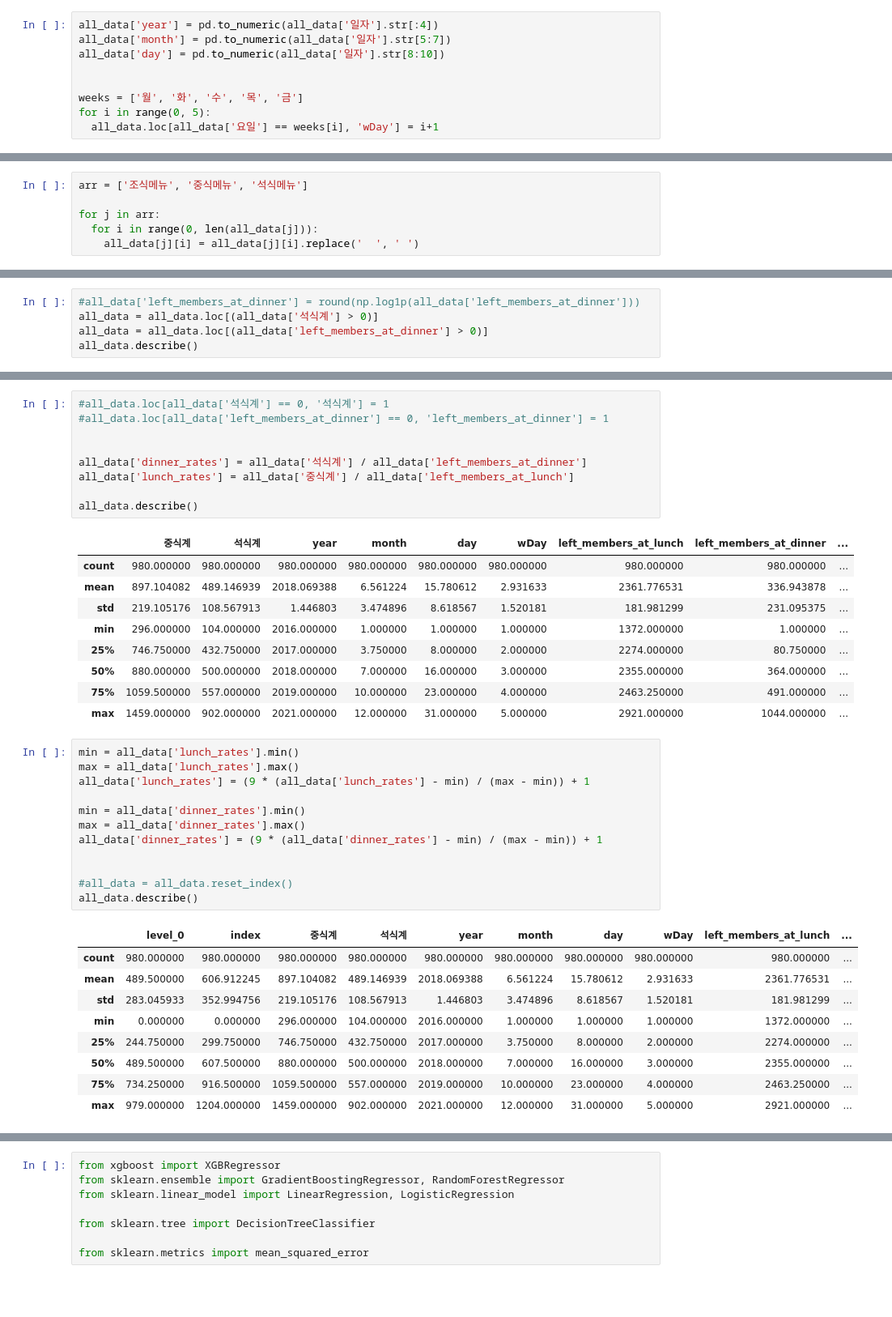
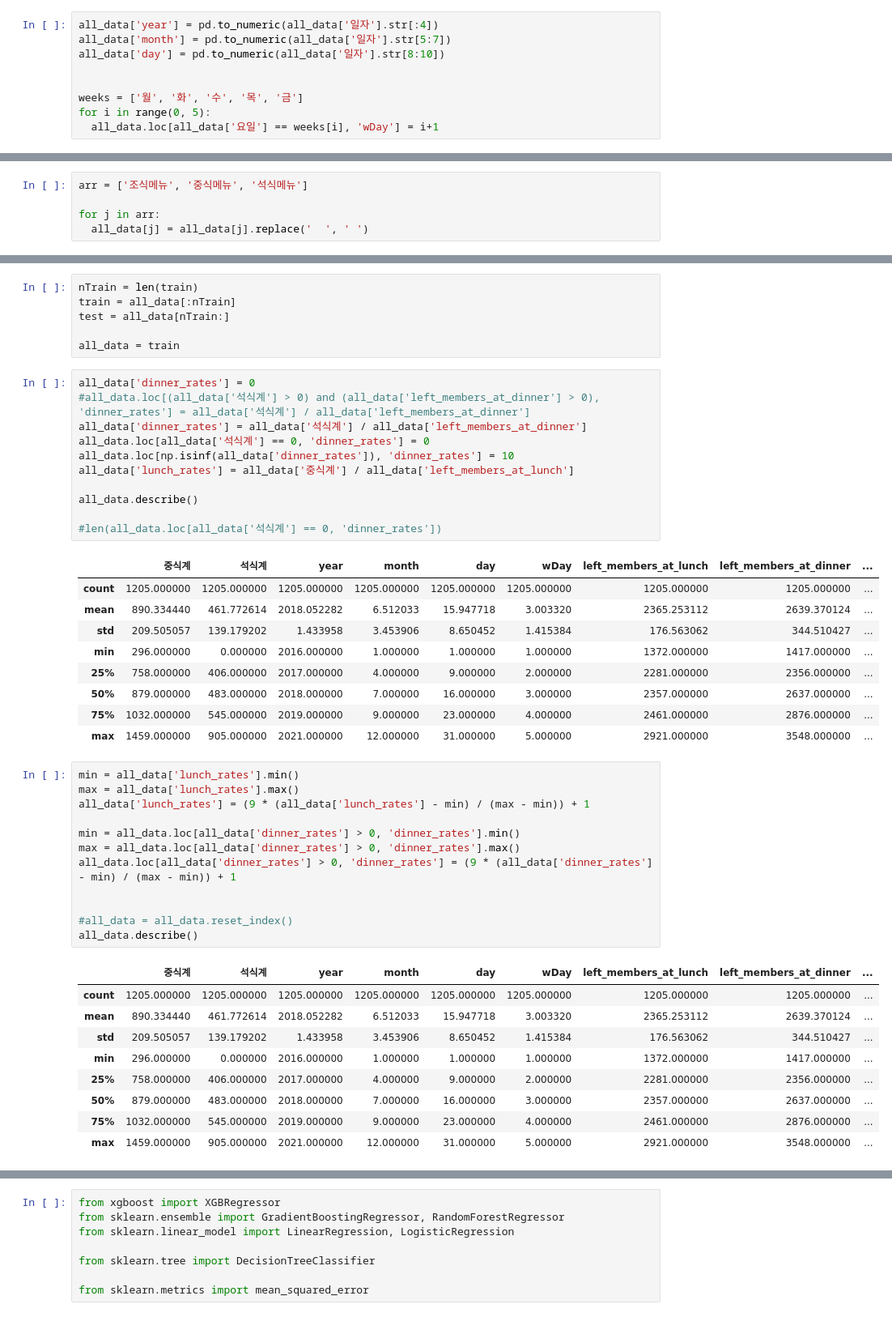
Before and after one commit to dlsdnjs96/Machine_Learning, a Jupyter notebook: cafeteria.ipynb, the cells around one changed output, grey strips where cells are left out. Shown at 81% size. Saved outputs shown, nothing was run; the diff lists cells and outputs as text; blank space fills up the shorter version.

```diff
--- a/cafeteria.ipynb
+++ b/cafeteria.ipynb
@@ -80,5 +47,4 @@ all_data.head()
 arr = ['조식메뉴', '중식메뉴', '석식메뉴']
 
 for j in arr:
-  for i in range(0, len(all_data[j])):
-    all_data[j][i] = all_data[j][i].replace('  ', ' ')
+  all_data[j] = all_data[j].replace('  ', ' ')
@@ -102,5 +62,0 @@ all_data.describe()
-# %%
-#all_data['left_members_at_dinner'] = round(np.log1p(all_data['left_members_at_dinner']))
-all_data = all_data.loc[(all_data['석식계'] > 0)]
-all_data = all_data.loc[(all_data['left_members_at_dinner'] > 0)]
-all_data.describe()
@@ -117,42 +63,50 @@ all_data.describe()
+# %%
+nTrain = len(train)
+train = all_data[:nTrain]
+test = all_data[nTrain:]
+
+all_data = train
 # %%
-#all_data.loc[all_data['석식계'] == 0, '석식계'] = 1
-#all_data.loc[all_data['left_members_at_dinner'] == 0, 'left_members_at_dinner'] = 1
-
-
+all_data['dinner_rates'] = 0
+#all_data.loc[(all_data['석식계'] > 0) and (all_data['left_members_at_dinner'] > 0), 'dinner_rates'] = all_data['석식계'] / all_data['left_members_at_dinner']
 all_data['dinner_rates'] = all_data['석식계'] / all_data['left_members_at_dinner']
+all_data.loc[all_data['석식계'] == 0, 'dinner_rates'] = 0
+all_data.loc[np.isinf(all_data['dinner_rates']), 'dinner_rates'] = 10
 all_data['lunch_rates'] = all_data['중식계'] / all_data['left_members_at_lunch']
 
 all_data.describe()
+
+#len(all_data.loc[all_data['석식계'] == 0, 'dinner_rates'])
 # %% [output]
 |  | 중식계 | 석식계 | year | month | day | wDay | left_members_at_lunch | left_members_at_dinner | ... |
-| count | 980.000000 | 980.000000 | 980.000000 | 980.000000 | 980.000000 | 980.000000 | 980.000000 | 980.000000 | ... |
-| mean | 897.104082 | 489.146939 | 2018.069388 | 6.561224 | 15.780612 | 2.931633 | 2361.776531 | 336.943878 | ... |
-| std | 219.105176 | 108.567913 | 1.446803 | 3.474896 | 8.618567 | 1.520181 | 181.981299 | 231.095375 | ... |
-| min | 296.000000 | 104.000000 | 2016.000000 | 1.000000 | 1.000000 | 1.000000 | 1372.000000 | 1.000000 | ... |
-| 25% | 746.750000 | 432.750000 | 2017.000000 | 3.750000 | 8.000000 | 2.000000 | 2274.000000 | 80.750000 | ... |
-| 50% | 880.000000 | 500.000000 | 2018.000000 | 7.000000 | 16.000000 | 3.000000 | 2355.000000 | 364.000000 | ... |
-| 75% | 1059.500000 | 557.000000 | 2019.000000 | 10.000000 | 23.000000 | 4.000000 | 2463.250000 | 491.000000 | ... |
-| max | 1459.000000 | 902.000000 | 2021.000000 | 12.000000 | 31.000000 | 5.000000 | 2921.000000 | 1044.000000 | ... |
+| count | 1205.000000 | 1205.000000 | 1205.000000 | 1205.000000 | 1205.000000 | 1205.000000 | 1205.000000 | 1205.000000 | ... |
+| mean | 890.334440 | 461.772614 | 2018.052282 | 6.512033 | 15.947718 | 3.003320 | 2365.253112 | 2639.370124 | ... |
+| std | 209.505057 | 139.179202 | 1.433958 | 3.453906 | 8.650452 | 1.415384 | 176.563062 | 344.510427 | ... |
+| min | 296.000000 | 0.000000 | 2016.000000 | 1.000000 | 1.000000 | 1.000000 | 1372.000000 | 1417.000000 | ... |
+| 25% | 758.000000 | 406.000000 | 2017.000000 | 4.000000 | 9.000000 | 2.000000 | 2281.000000 | 2356.000000 | ... |
+| 50% | 879.000000 | 483.000000 | 2018.000000 | 7.000000 | 16.000000 | 3.000000 | 2357.000000 | 2637.000000 | ... |
+| 75% | 1032.000000 | 545.000000 | 2019.000000 | 9.000000 | 23.000000 | 4.000000 | 2461.000000 | 2876.000000 | ... |
+| max | 1459.000000 | 905.000000 | 2021.000000 | 12.000000 | 31.000000 | 5.000000 | 2921.000000 | 3548.000000 | ... |
 # %%
 min = all_data['lunch_rates'].min()
 max = all_data['lunch_rates'].max()
 all_data['lunch_rates'] = (9 * (all_data['lunch_rates'] - min) / (max - min)) + 1
 
-min = all_data['dinner_rates'].min()
-max = all_data['dinner_rates'].max()
-all_data['dinner_rates'] = (9 * (all_data['dinner_rates'] - min) / (max - min)) + 1
+min = all_data.loc[all_data['dinner_rates'] > 0, 'dinner_rates'].min()
+max = all_data.loc[all_data['dinner_rates'] > 0, 'dinner_rates'].max()
+all_data.loc[all_data['dinner_rates'] > 0, 'dinner_rates'] = (9 * (all_data['dinner_rates'] - min) / (max - min)) + 1
 
 
 #all_data = all_data.reset_index()
 all_data.describe()
 # %% [output]
-|  | level_0 | index | 중식계 | 석식계 | year | month | day | wDay | left_members_at_lunch | ... |
-| count | 980.000000 | 980.000000 | 980.000000 | 980.000000 | 980.000000 | 980.000000 | 980.000000 | 980.000000 | 980.000000 | ... |
-| mean | 489.500000 | 606.912245 | 897.104082 | 489.146939 | 2018.069388 | 6.561224 | 15.780612 | 2.931633 | 2361.776531 | ... |
-| std | 283.045933 | 352.994756 | 219.105176 | 108.567913 | 1.446803 | 3.474896 | 8.618567 | 1.520181 | 181.981299 | ... |
-| min | 0.000000 | 0.000000 | 296.000000 | 104.000000 | 2016.000000 | 1.000000 | 1.000000 | 1.000000 | 1372.000000 | ... |
-| 25% | 244.750000 | 299.750000 | 746.750000 | 432.750000 | 2017.000000 | 3.750000 | 8.000000 | 2.000000 | 2274.000000 | ... |
-| 50% | 489.500000 | 607.500000 | 880.000000 | 500.000000 | 2018.000000 | 7.000000 | 16.000000 | 3.000000 | 2355.000000 | ... |
-| 75% | 734.250000 | 916.500000 | 1059.500000 | 557.000000 | 2019.000000 | 10.000000 | 23.000000 | 4.000000 | 2463.250000 | ... |
-| max | 979.000000 | 1204.000000 | 1459.000000 | 902.000000 | 2021.000000 | 12.000000 | 31.000000 | 5.000000 | 2921.000000 | ... |
+|  | 중식계 | 석식계 | year | month | day | wDay | left_members_at_lunch | left_members_at_dinner | ... |
+| count | 1205.000000 | 1205.000000 | 1205.000000 | 1205.000000 | 1205.000000 | 1205.000000 | 1205.000000 | 1205.000000 | ... |
+| mean | 890.334440 | 461.772614 | 2018.052282 | 6.512033 | 15.947718 | 3.003320 | 2365.253112 | 2639.370124 | ... |
+| std | 209.505057 | 139.179202 | 1.433958 | 3.453906 | 8.650452 | 1.415384 | 176.563062 | 344.510427 | ... |
+| min | 296.000000 | 0.000000 | 2016.000000 | 1.000000 | 1.000000 | 1.000000 | 1372.000000 | 1417.000000 | ... |
+| 25% | 758.000000 | 406.000000 | 2017.000000 | 4.000000 | 9.000000 | 2.000000 | 2281.000000 | 2356.000000 | ... |
+| 50% | 879.000000 | 483.000000 | 2018.000000 | 7.000000 | 16.000000 | 3.000000 | 2357.000000 | 2637.000000 | ... |
+| 75% | 1032.000000 | 545.000000 | 2019.000000 | 9.000000 | 23.000000 | 4.000000 | 2461.000000 | 2876.000000 | ... |
+| max | 1459.000000 | 905.000000 | 2021.000000 | 12.000000 | 31.000000 | 5.000000 | 2921.000000 | 3548.000000 | ... |
 # %%
```
Also changed, not shown: parts of 33 cells of this notebook.
